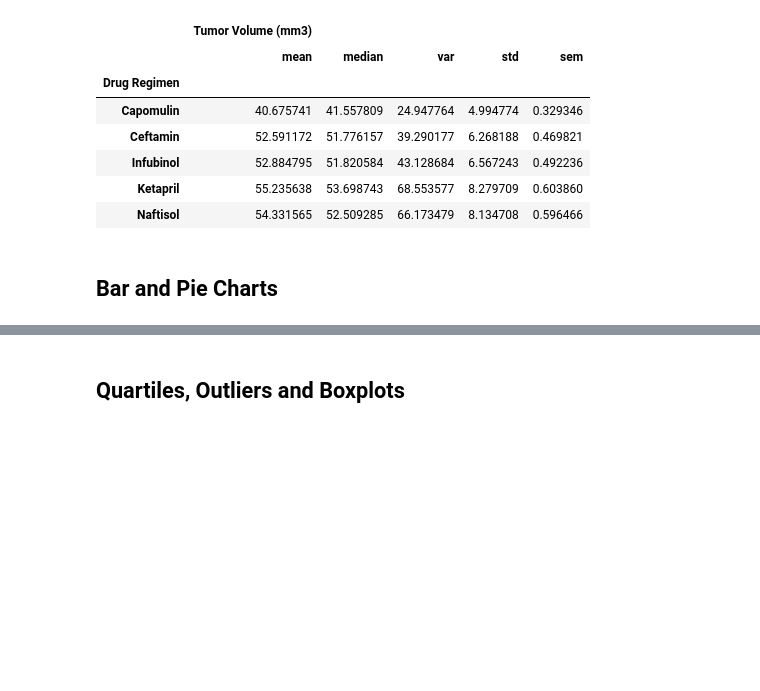
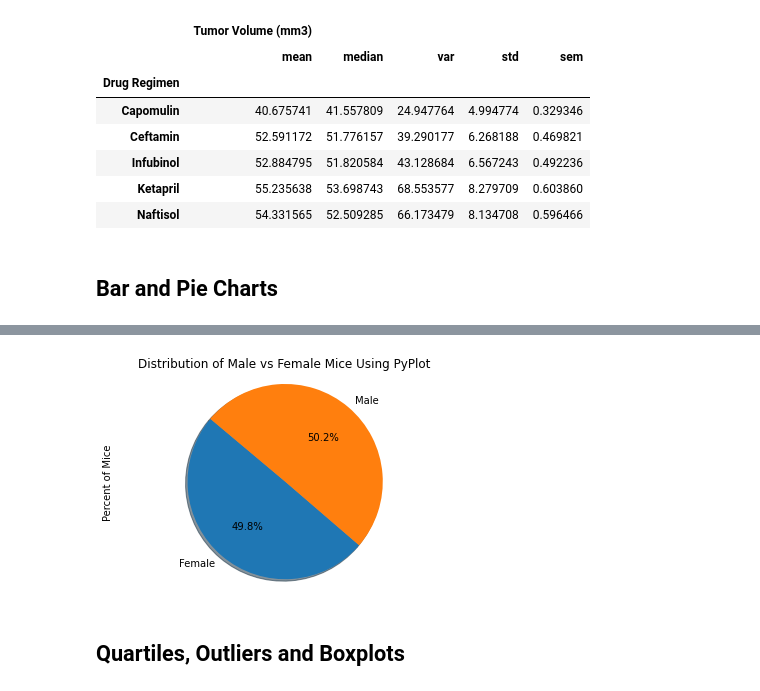
Before and after one commit to eukestad/Pymaceuticals-Capomulin-Review, a Jupyter notebook: Pymaceuticals/pymaceuticals_starter.ipynb, the cells around one changed output, grey strips where cells are left out. Drawn from its saved outputs; the diff is of its cells as text; code cells hidden in the pictures; blank space fills up the shorter version.

```diff
--- a/Pymaceuticals/pymaceuticals_starter.ipynb
+++ b/Pymaceuticals/pymaceuticals_starter.ipynb
@@ -144,3 +159,14 @@ regimenGroupsAgg.head()
+# %%
+# Generate a pie plot showing the distribution of female versus male mice using pyplot
+labels = mouseGender["Sex"].tolist()
+sizes = mouseGender["Percent of Mice"].tolist()
+plt.pie(sizes, labels = labels, autopct='%1.1f%%',shadow = True, startangle = 140)
+plt.axis("equal")
+plt.title("Distribution of Male vs Female Mice Using PyPlot")
+plt.ylabel("Percent of Mice")
+plt.show()
+# %% [output]
+[figure, added]
 # %% [markdown]
 ## Quartiles, Outliers and Boxplots
 # %%
```
Also changed, not shown: parts of 3 cells of this notebook.
